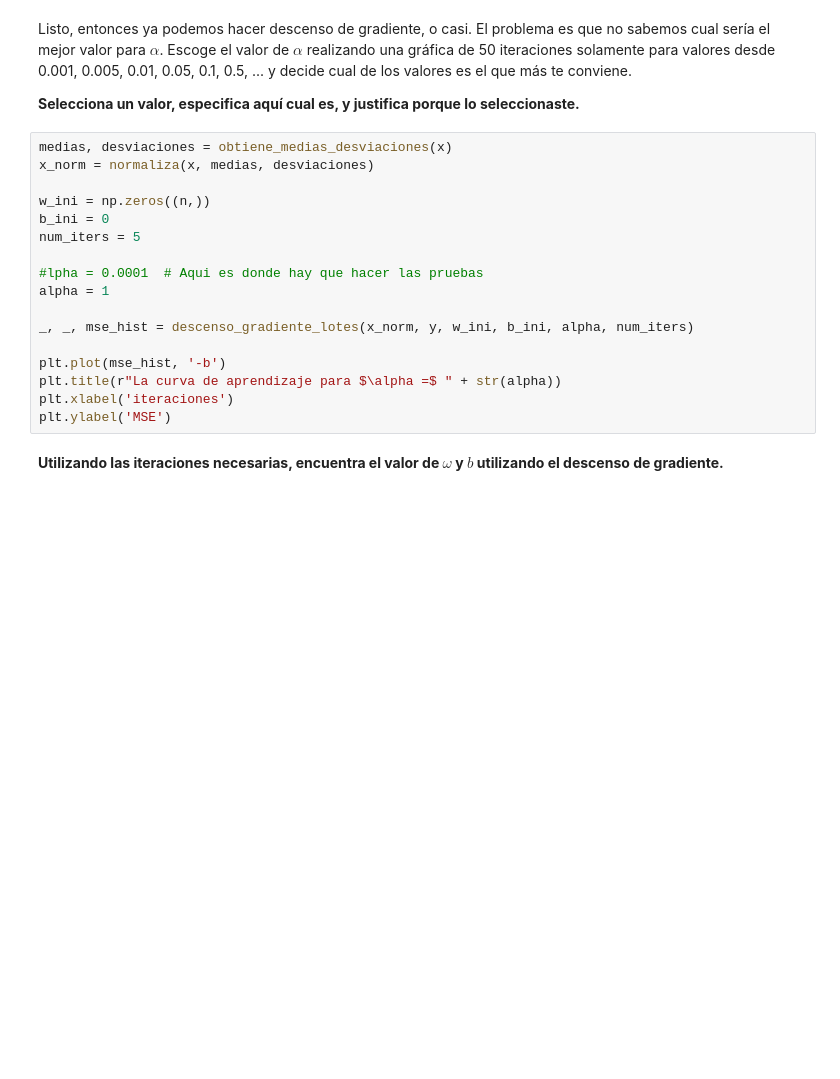
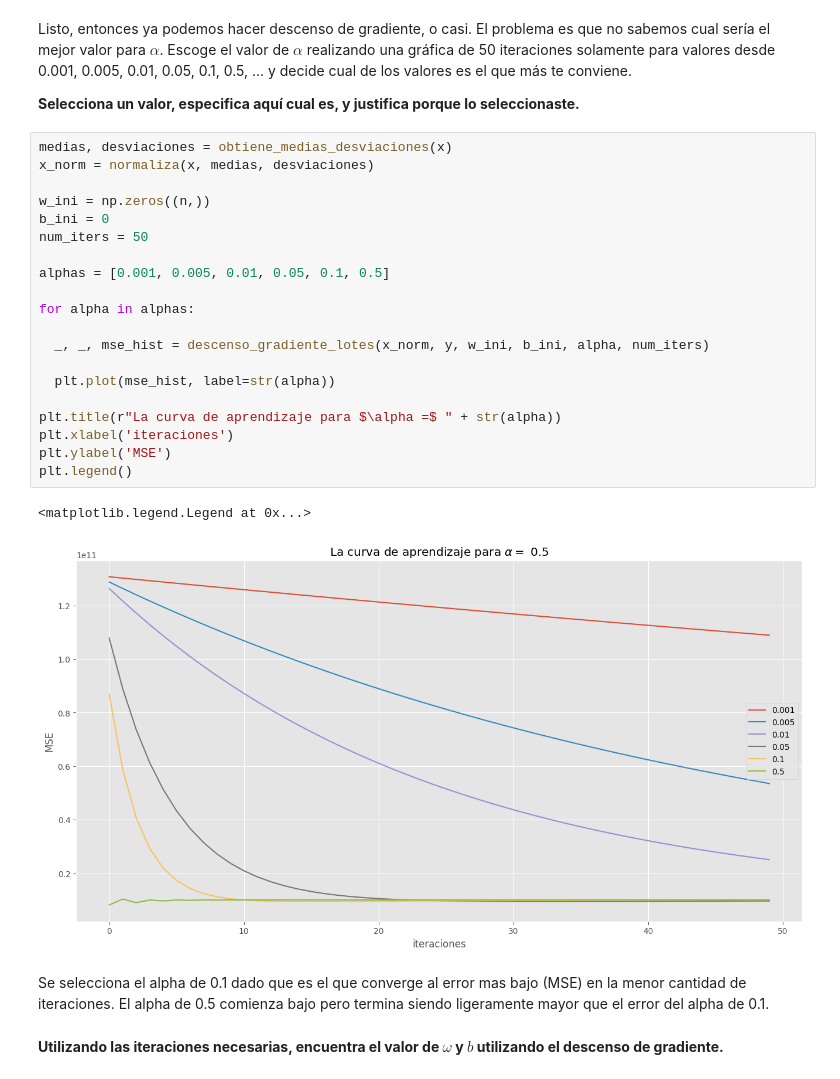
Before and after one commit to LFer-MM/mcd, a Jupyter notebook: machine_learning/reg_lineal_lfmm.ipynb, the cells around one changed output. Cells and saved outputs as stored; diff of their text form; blank space fills up the shorter version.

```diff
--- a/machine_learning/reg_lineal_lfmm.ipynb
+++ b/machine_learning/reg_lineal_lfmm.ipynb
@@ -351,20 +365,28 @@ Listo, entonces ya podemos hacer descenso de gradiente, o casi. El problema es q
 # %%
 medias, desviaciones = obtiene_medias_desviaciones(x)
 x_norm = normaliza(x, medias, desviaciones)
 
 w_ini = np.zeros((n,))
 b_ini = 0
-num_iters = 5
+num_iters = 50
 
-#lpha = 0.0001  # Aqui es donde hay que hacer las pruebas
-alpha = 1
+alphas = [0.001, 0.005, 0.01, 0.05, 0.1, 0.5]
 
-_, _, mse_hist = descenso_gradiente_lotes(x_norm, y, w_ini, b_ini, alpha, num_iters)
+for alpha in alphas:
 
-plt.plot(mse_hist, '-b')
+  _, _, mse_hist = descenso_gradiente_lotes(x_norm, y, w_ini, b_ini, alpha, num_iters)
+
+  plt.plot(mse_hist, label=str(alpha))
+
 plt.title(r"La curva de aprendizaje para $\alpha =$ " + str(alpha))
 plt.xlabel('iteraciones')
 plt.ylabel('MSE')
+plt.legend()
+# %% [output]
+<matplotlib.legend.Legend at 0x...>
+[figure, added]
+# %% [markdown]
+Se selecciona el alpha de 0.1 dado que es el que converge al error mas bajo (MSE) en la menor cantidad de iteraciones. El alpha de 0.5 comienza bajo pero termina siendo ligeramente mayor que el error del alpha de 0.1.
 # %% [markdown]
 **Utilizando las iteraciones necesarias, encuentra el valor de $\omega$ y $b$ utilizando el descenso de gradiente.**
 # %%
```
Also changed, not shown: parts of 8 cells of this notebook.
